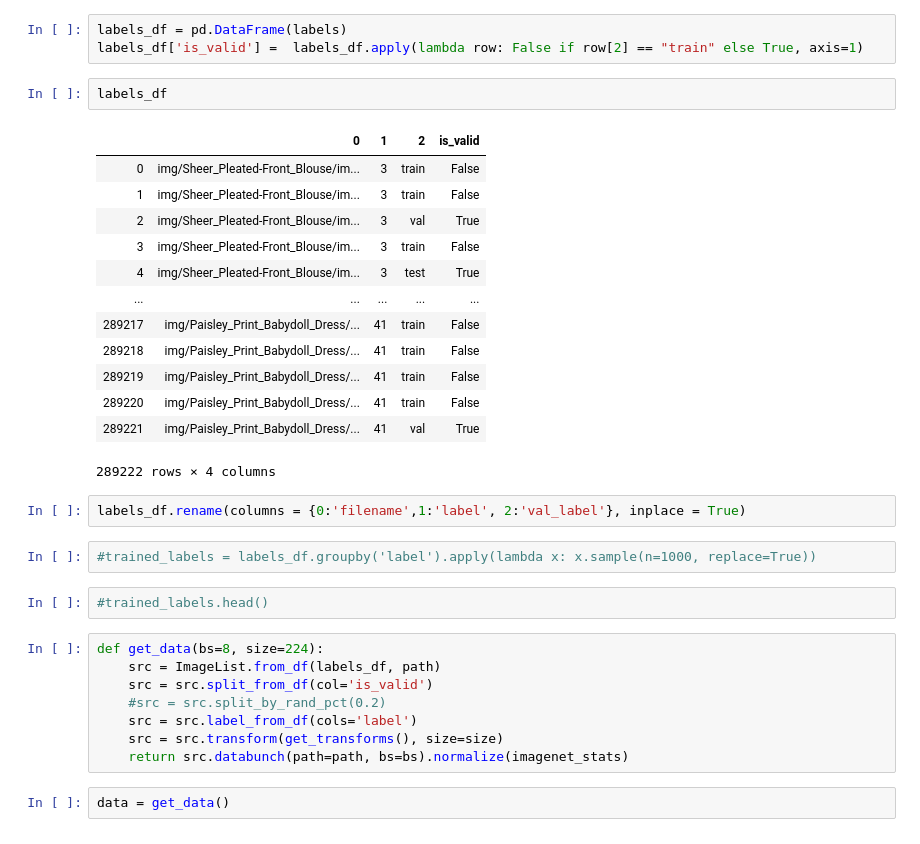
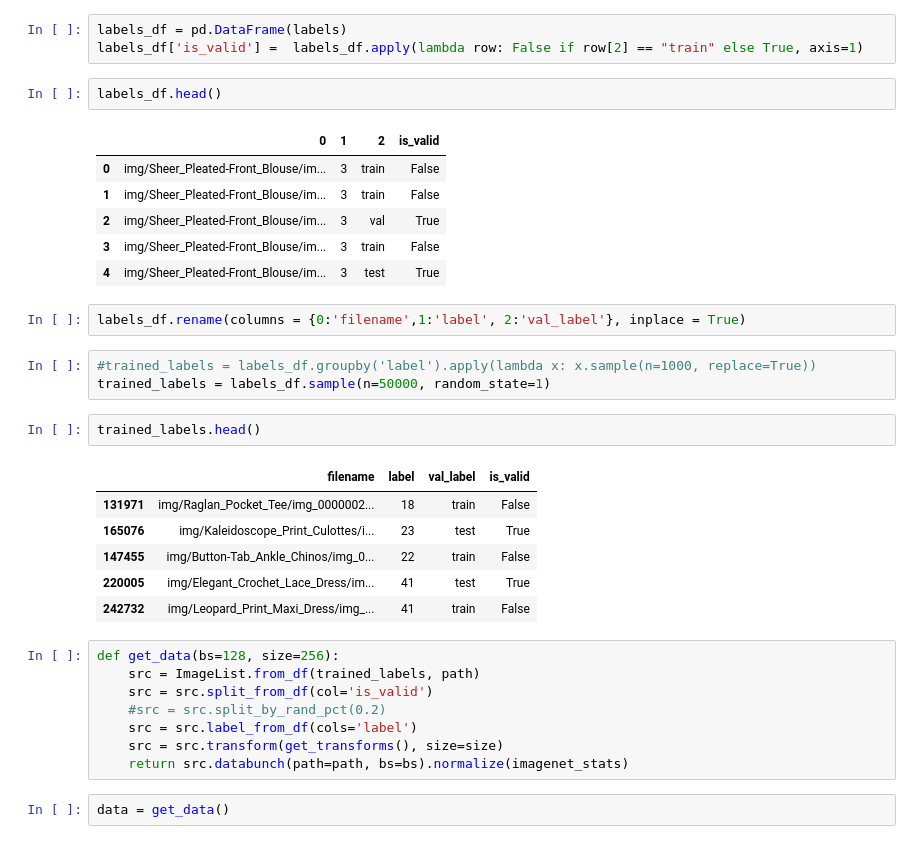
Before and after one commit to thaotrongtran/GRINN, a Jupyter notebook: DeepFashion_on_ImageNet.ipynb, the cells around one changed output. Drawn from its saved outputs; the diff is of its cells as text.

```diff
--- a/DeepFashion_on_ImageNet.ipynb
+++ b/DeepFashion_on_ImageNet.ipynb
@@ -46,30 +45,31 @@ for i in range(2,len(labels_content)):
 labels_df = pd.DataFrame(labels)
 labels_df['is_valid'] =  labels_df.apply(lambda row: False if row[2] == "train" else True, axis=1)
 # %%
-labels_df
+labels_df.head()
 # %% [output]
 |  | 0 | 1 | 2 | is_valid |
 | 0 | img/Sheer_Pleated-Front_Blouse/im... | 3 | train | False |
 | 1 | img/Sheer_Pleated-Front_Blouse/im... | 3 | train | False |
 | 2 | img/Sheer_Pleated-Front_Blouse/im... | 3 | val | True |
 | 3 | img/Sheer_Pleated-Front_Blouse/im... | 3 | train | False |
 | 4 | img/Sheer_Pleated-Front_Blouse/im... | 3 | test | True |
-| ... | ... | ... | ... | ... |
-| 289217 | img/Paisley_Print_Babydoll_Dress/... | 41 | train | False |
-| 289218 | img/Paisley_Print_Babydoll_Dress/... | 41 | train | False |
-| 289219 | img/Paisley_Print_Babydoll_Dress/... | 41 | train | False |
-| 289220 | img/Paisley_Print_Babydoll_Dress/... | 41 | train | False |
-| 289221 | img/Paisley_Print_Babydoll_Dress/... | 41 | val | True |
-289222 rows × 4 columns
 # %%
 labels_df.rename(columns = {0:'filename',1:'label', 2:'val_label'}, inplace = True)
 # %%
 #trained_labels = labels_df.groupby('label').apply(lambda x: x.sample(n=1000, replace=True))
+trained_labels = labels_df.sample(n=50000, random_state=1)
-# %%
-#trained_labels.head()
+# %%
+trained_labels.head()
+# %% [output]
+|  | filename | label | val_label | is_valid |
+| 131971 | img/Raglan_Pocket_Tee/img_0000002... | 18 | train | False |
+| 165076 | img/Kaleidoscope_Print_Culottes/i... | 23 | test | True |
+| 147455 | img/Button-Tab_Ankle_Chinos/img_0... | 22 | train | False |
+| 220005 | img/Elegant_Crochet_Lace_Dress/im... | 41 | test | True |
+| 242732 | img/Leopard_Print_Maxi_Dress/img_... | 41 | train | False |
 # %%
-def get_data(bs=8, size=224):
-    src = ImageList.from_df(labels_df, path)
+def get_data(bs=128, size=256):
+    src = ImageList.from_df(trained_labels, path)
     src = src.split_from_df(col='is_valid')
     #src = src.split_by_rand_pct(0.2)
     src = src.label_from_df(cols='label')
```
Also changed, not shown: parts of 9 cells of this notebook.
